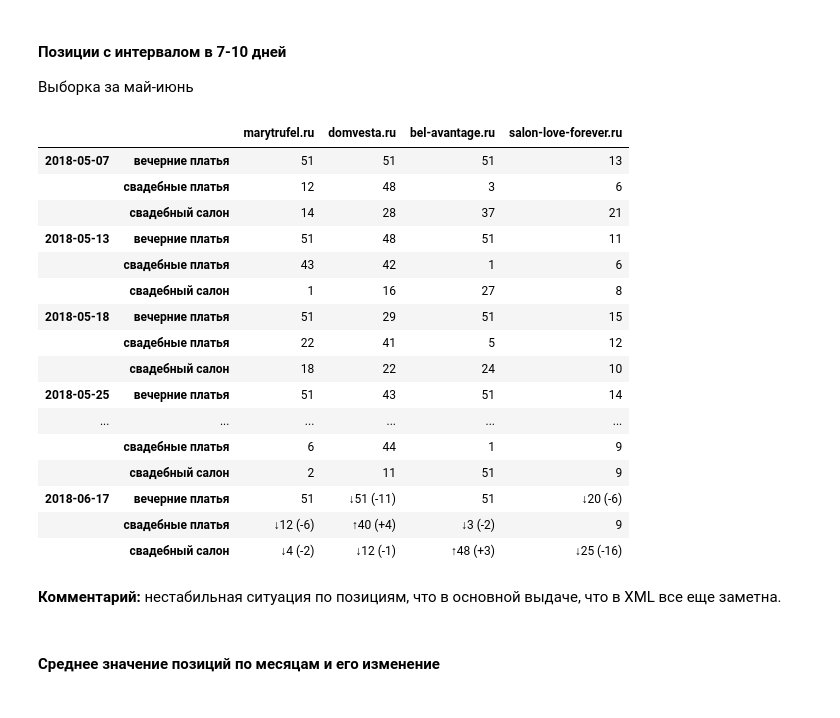
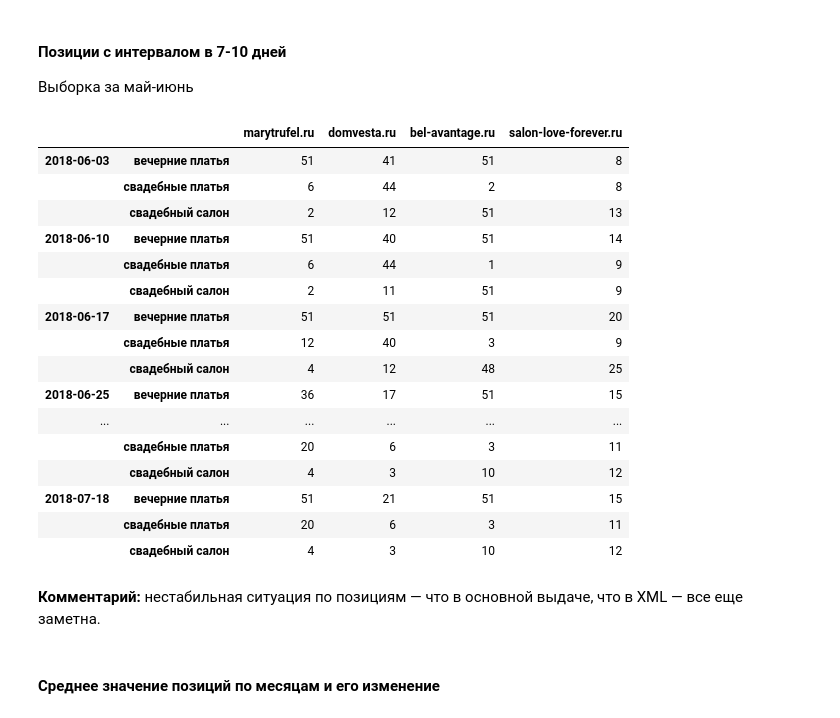
Before and after one commit to salon-love-forever/reports, a Jupyter notebook: salon-love-forever.ru.ipynb, the cells around one changed output. Cells and saved outputs as stored; diff of their text form; code cells hidden in the pictures.

```diff
--- a/salon-love-forever.ru.ipynb
+++ b/salon-love-forever.ru.ipynb
@@ -199,27 +198,27 @@ indx_m = cols_m.index('salon-love-forever.ru')
 cols_m.append(cols_m.pop(indx_m))
 # %%
 # positions['msk'] = positions['msk'].fillna(51).applymap(lambda x: int(x))
-change_positions(positions['msk'][cols_m].loc[(slice('2018-05','2018-06'), All), All]) # .loc[['201707', '201711'], :]
+change_positions(positions['msk'][cols_m].loc[(slice('2018-06','2018-07'), All), All]) # .loc[['201707', '201711'], :]
 # %% [output]
 |  |  | marytrufel.ru | domvesta.ru | bel-avantage.ru | salon-love-forever.ru |
-| 2018-05-07 | вечерние платья | 51 | 51 | 51 | 13 |
-|  | свадебные платья | 12 | 48 | 3 | 6 |
-|  | свадебный салон | 14 | 28 | 37 | 21 |
-| 2018-05-13 | вечерние платья | 51 | 48 | 51 | 11 |
-|  | свадебные платья | 43 | 42 | 1 | 6 |
-|  | свадебный салон | 1 | 16 | 27 | 8 |
-| 2018-05-18 | вечерние платья | 51 | 29 | 51 | 15 |
-|  | свадебные платья | 22 | 41 | 5 | 12 |
-|  | свадебный салон | 18 | 22 | 24 | 10 |
-| 2018-05-25 | вечерние платья | 51 | 43 | 51 | 14 |
-| ... | ... | ... | ... | ... | ... |
+| 2018-06-03 | вечерние платья | 51 | 41 | 51 | 8 |
+|  | свадебные платья | 6 | 44 | 2 | 8 |
+|  | свадебный салон | 2 | 12 | 51 | 13 |
+| 2018-06-10 | вечерние платья | 51 | 40 | 51 | 14 |
 |  | свадебные платья | 6 | 44 | 1 | 9 |
 |  | свадебный салон | 2 | 11 | 51 | 9 |
-| 2018-06-17 | вечерние платья | 51 | ↓51 (-11) | 51 | ↓20 (-6) |
-|  | свадебные платья | ↓12 (-6) | ↑40 (+4) | ↓3 (-2) | 9 |
-|  | свадебный салон | ↓4 (-2) | ↓12 (-1) | ↑48 (+3) | ↓25 (-16) |
+| 2018-06-17 | вечерние платья | 51 | 51 | 51 | 20 |
+|  | свадебные платья | 12 | 40 | 3 | 9 |
+|  | свадебный салон | 4 | 12 | 48 | 25 |
+| 2018-06-25 | вечерние платья | 36 | 17 | 51 | 15 |
+| ... | ... | ... | ... | ... | ... |
+|  | свадебные платья | 20 | 6 | 3 | 11 |
+|  | свадебный салон | 4 | 3 | 10 | 12 |
+| 2018-07-18 | вечерние платья | 51 | 21 | 51 | 15 |
+|  | свадебные платья | 20 | 6 | 3 | 11 |
+|  | свадебный салон | 4 | 3 | 10 | 12 |
 # %% [markdown]
-**Комментарий:** нестабильная ситуация по позициям, что в основной выдаче, что в XML все еще заметна.
+**Комментарий:** нестабильная ситуация по позициям — что в основной выдаче, что в XML — все еще заметна.
 # %% [markdown]
 #### Среднее значение позиций по месяцам и его изменение
 # %%
```
Also changed, not shown: parts of 15 cells of this notebook.
